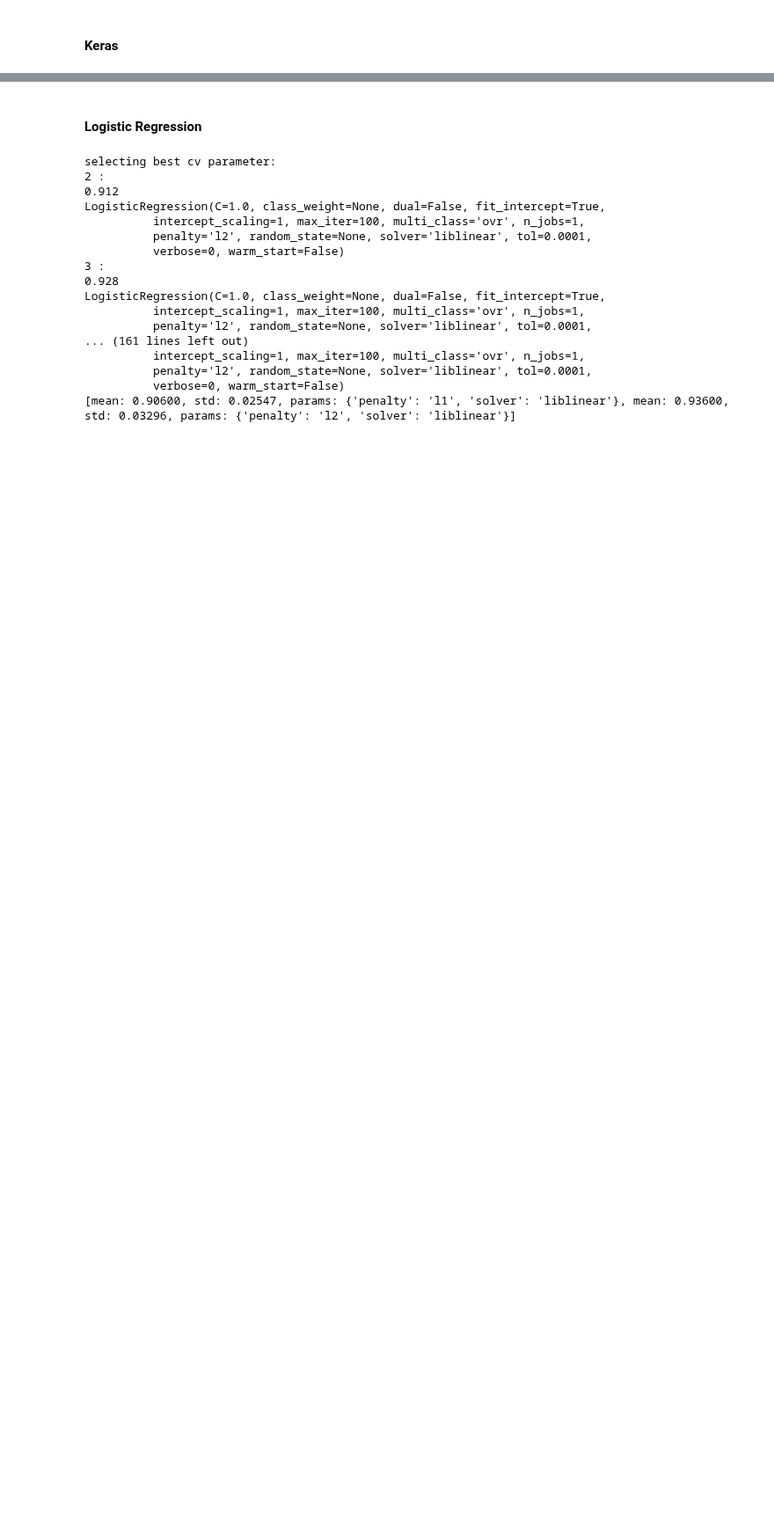
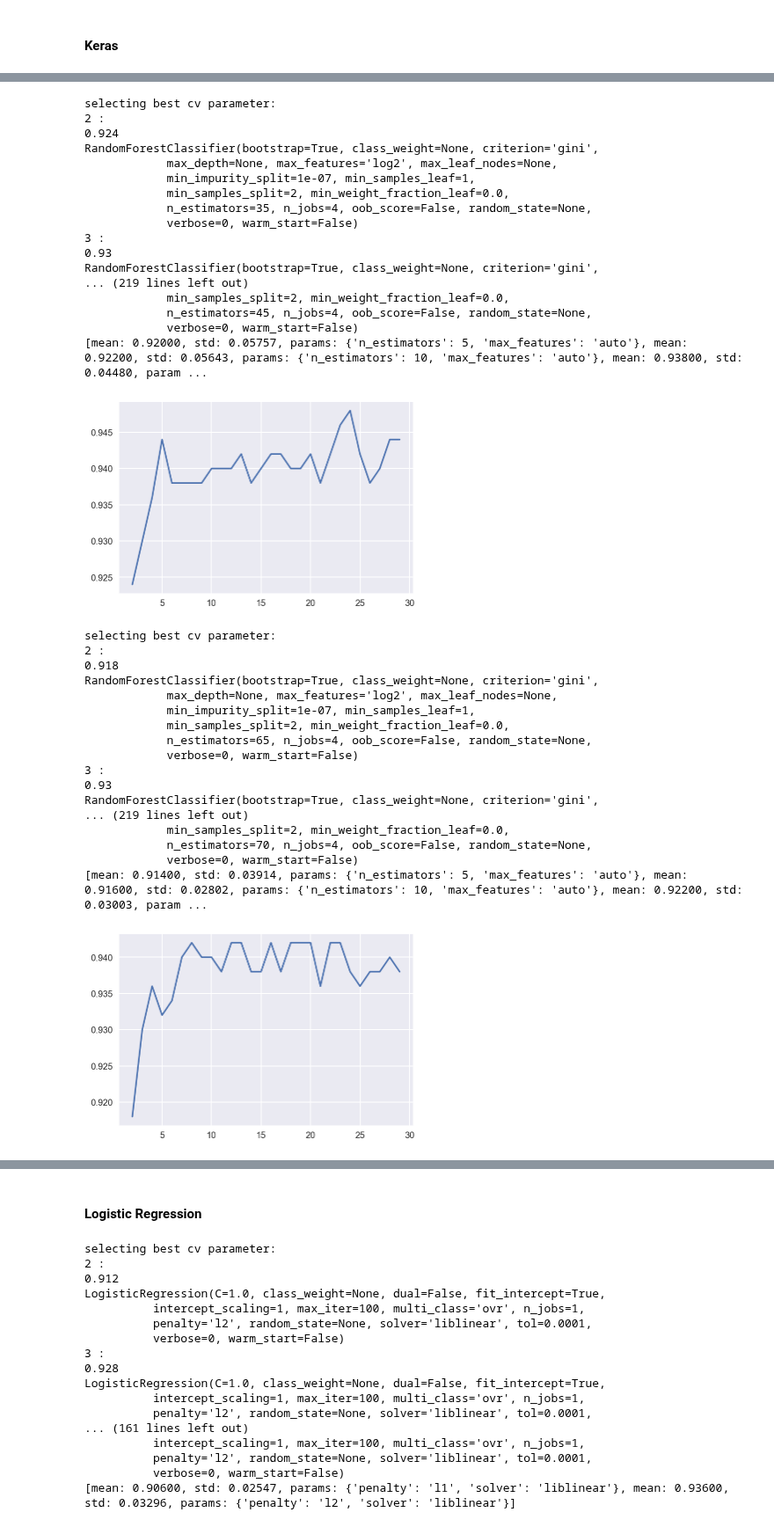
Before and after one commit to a35931chi/AI-Paralegal, a Jupyter notebook: Docket Text Classification Modeling - Building Model (NLP and Supervised Classification) - v6.ipynb, the cells around one changed output, grey strips where cells are left out. Shown at 88% size. Cells and saved outputs as stored; diff of their text form; code cells hidden in the pictures; blank space fills up the shorter version.

Commit message:
setting up pipeline for gridsearch (3 datasets and optimal cv selection)

```diff
--- a/Docket Text Classification Modeling - Building Model (NLP and Supervised Classification) - v6.ipynb
+++ b/Docket Text Classification Modeling - Building Model (NLP and Supervised Classification) - v6.ipynb
@@ -506,7 +509,7 @@ def gridsearch(model, param_grid, cvs, X, y, plot = False):
 
     cloned_model = clone(model, safe = True)
     grid = GridSearchCV(cloned_model, param_grid = param_grid, n_jobs = 4, cv = best_cv)
-    grid.fit(Xtrain_df, ytrain)
+    grid.fit(X, y)
     print(grid.best_score_) #{'ABC': 0.92, 'KNNC': 0.8, 'LR': 0.928, 'MNB': 0.848, 'RFC': 0.944}
     print(grid.best_estimator_)
     print(grid.grid_scores_)
@@ -515,13 +518,4 @@ def gridsearch(model, param_grid, cvs, X, y, plot = False):
         plt.plot(cvs, acc_by_cv)
         plt.show()
 
-    return grid.best_estimator_, pd.DataFrame(grid.grid_scores_)
+    return grid.best_estimator_, pd.DataFrame(grid.grid_scores_), best_cv
-# %%
-%%time
-cvs = range(2, 30)
-param_grid = {'fit_prior': [True, False],
-              'alpha': [0.01, 0.06, 0.07, 0.075, 0.08, 0.09, 0.1, 0.11, 0.12, 0.2, 0.5, 0.7, 0.8, 0.9, 1, 1.05, 1.1, 1.15,
-                        1.2, 1.3, 1.4, 1.5, 1.6, 1.7, 2, 2.1, 2.15, 2.2, 2.25, 2.3, 2.4, 2.5, 2.6, 3, 5, 10]}
-
-model = MultinomialNB()
-optimized_MNB, MNB_results_df = gridsearch(model, param_grid, cvs, Xtrain_df, ytrain, plot = True)
@@ -547,0 +524,46 @@ Wall time: 2min 6s
+# %%
+%%time
+cvs = range(2, 30)
+RF_dict = {}
+param_grid = {'n_estimators': range(5, 105, 5),
+              'max_features': ['auto', 'sqrt', 'log2', None]}
+for Xtrain, label in zip([Xtrain_Keras, Xtrain_CV, Xtrain_TV], ['Keras', 'CV', 'TV']):
+    model = RandomForestClassifier(n_jobs = 4)
+    RF_dict['opt model ' + label], RF_dict['summary df ' + label], RF_dict['cv ' + label] = gridsearch(model, param_grid, cvs, Xtrain, ytrain, plot = True)
+# %% [output]
+selecting best cv parameter:
+2 :
+0.924
+RandomForestClassifier(bootstrap=True, class_weight=None, criterion='gini',
+            max_depth=None, max_features='log2', max_leaf_nodes=None,
+            min_impurity_split=1e-07, min_samples_leaf=1,
+            min_samples_split=2, min_weight_fraction_leaf=0.0,
+            n_estimators=35, n_jobs=4, oob_score=False, random_state=None,
+            verbose=0, warm_start=False)
+3 :
+0.93
+RandomForestClassifier(bootstrap=True, class_weight=None, criterion='gini',
+... (219 lines left out)
+            min_samples_split=2, min_weight_fraction_leaf=0.0,
+            n_estimators=45, n_jobs=4, oob_score=False, random_state=None,
+            verbose=0, warm_start=False)
+[mean: 0.92000, std: 0.05757, params: {'n_estimators': 5, 'max_features': 'auto'}, mean: 0.92200, std: 0.05643, params: {'n_estimators': 10, 'max_features': 'auto'}, mean: 0.93800, std: 0.04480, param ...
+[figure, added]
+selecting best cv parameter:
+2 :
+0.918
+RandomForestClassifier(bootstrap=True, class_weight=None, criterion='gini',
+            max_depth=None, max_features='log2', max_leaf_nodes=None,
+            min_impurity_split=1e-07, min_samples_leaf=1,
+            min_samples_split=2, min_weight_fraction_leaf=0.0,
+            n_estimators=65, n_jobs=4, oob_score=False, random_state=None,
+            verbose=0, warm_start=False)
+3 :
+0.93
+RandomForestClassifier(bootstrap=True, class_weight=None, criterion='gini',
+... (219 lines left out)
+            min_samples_split=2, min_weight_fraction_leaf=0.0,
+            n_estimators=70, n_jobs=4, oob_score=False, random_state=None,
+            verbose=0, warm_start=False)
+[mean: 0.91400, std: 0.03914, params: {'n_estimators': 5, 'max_features': 'auto'}, mean: 0.91600, std: 0.02802, params: {'n_estimators': 10, 'max_features': 'auto'}, mean: 0.92200, std: 0.03003, param ...
+[figure, added]
```
Also changed, not shown: parts of 22 cells of this notebook.
